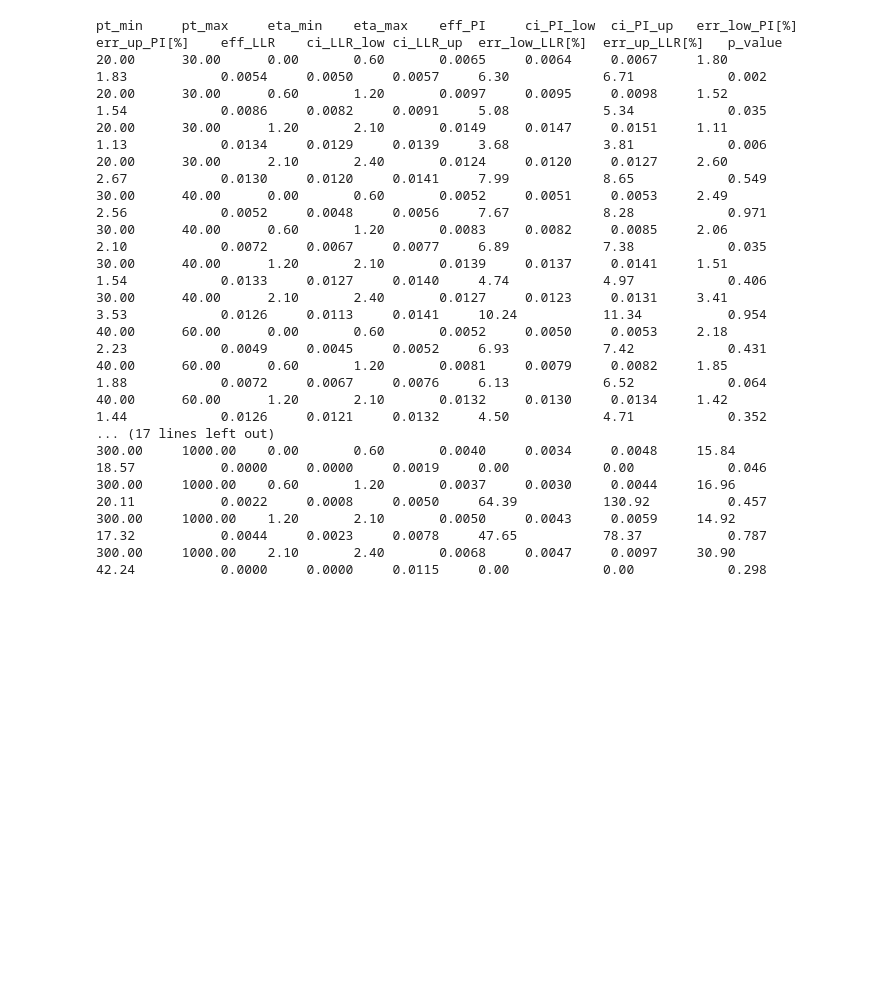
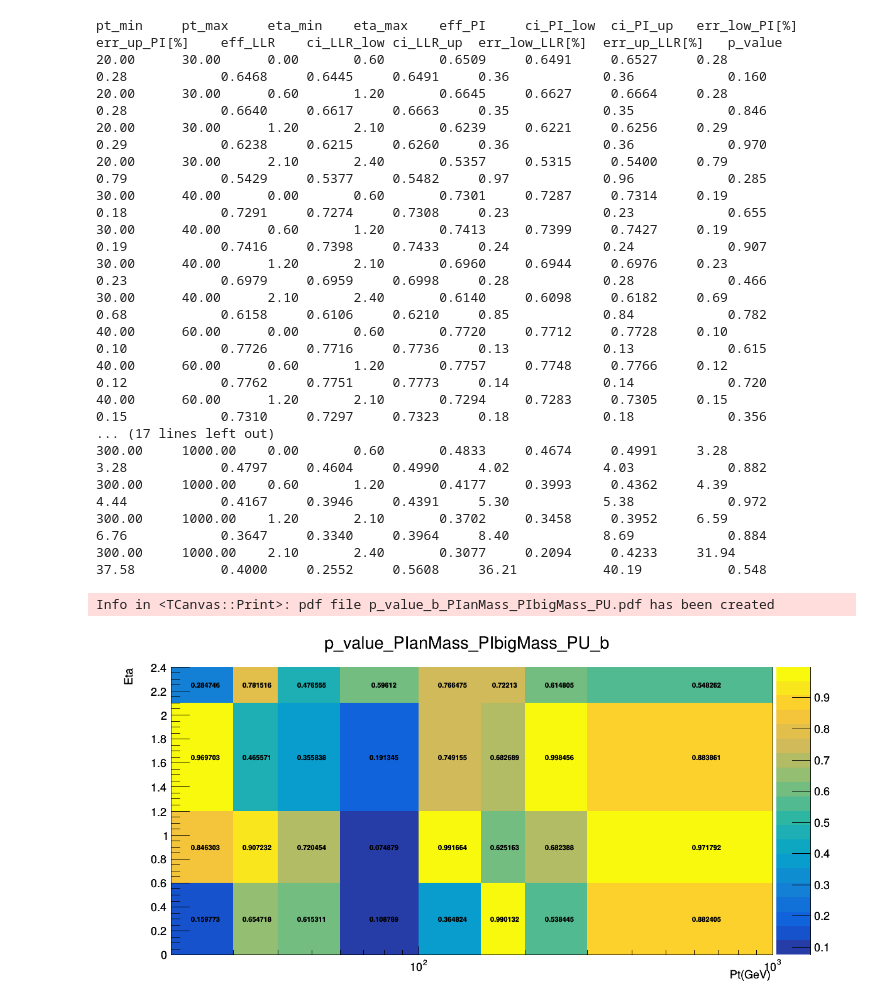
Before and after one commit to mgrippo/hh-bbtautau, a Jupyter notebook: Instruments/notebooks/BTagEffCompatibility.ipynb, the cells around one changed output. Saved outputs shown, nothing was run; the diff lists cells and outputs as text; code cells hidden in the pictures; blank space fills up the shorter version.

Commit message:
Updated Btag Eff estimator and compatibility calculation notebook

```diff
--- a/Instruments/notebooks/BTagEffCompatibility.ipynb
+++ b/Instruments/notebooks/BTagEffCompatibility.ipynb
@@ -40,3 +33,20 @@ h_denom_PI = file_PI.Get('All/Efficiency/h2_Denom_'+type +'_all_all')
+# %%
+type = 'b'
+
+#file_LLR = ROOT.TFile('/gpfs/ddn/cms/user/grippo/Run2017_analysis_hh_bbtautau/CMSSW_9_4_8/src/btag_efficiency_BigMassCut.root')
+file_LLR = ROOT.TFile('/gpfs/ddn/cms/user/grippo/Run2017_analysis_hh_bbtautau/CMSSW_9_4_8/src/btag_efficiency_ANMassCut_PU.root')
+#file_LLR = ROOT.TFile('/gpfs/ddn/cms/user/grippo/Run2017_analysis_hh_bbtautau/CMSSW_9_4_8/src/btag_efficiency_full.root')
+#file_LLR = ROOT.TFile('/gpfs/ddn/cms/user/grippo/Run2017_analysis_hh_bbtautau/CMSSW_9_4_8/src/bTagEfficiencies_94X_2018WPs_Fall17MC_cleanJets_09_12_2018.root')
+h_num_LLR = file_LLR.Get('All/Efficiency/h2_Num_'+type +'_M_all')
+h_denom_LLR = file_LLR.Get('All/Efficiency/h2_Denom_'+type +'_all_all')
+#h_num_LLR = file_LLR.Get('h2_BTaggingEff_Num_'+type +'_M_ALL')
+#h_denom_LLR = file_LLR.Get('h2_BTaggingEff_Denom_'+type +'_M_ALL')
+
+file_PI = ROOT.TFile('/gpfs/ddn/cms/user/grippo/Run2017_analysis_hh_bbtautau/CMSSW_9_4_8/src/btag_efficiency_BigMassCut_PU.root')
+#file_PI = ROOT.TFile('/gpfs/ddn/cms/user/grippo/Run2017_analysis_hh_bbtautau/CMSSW_9_4_8/src/btag_efficiency_full.root')
+#file_PI = ROOT.TFile('/gpfs/ddn/cms/user/grippo/Run2017_analysis_hh_bbtautau/CMSSW_9_4_8/src/BTagEfficiency_deep_csv_pu_id_full.root')
+h_num_PI = file_PI.Get('All/Efficiency/h2_Num_'+type +'_M_all')
+h_denom_PI = file_PI.Get('All/Efficiency/h2_Denom_'+type +'_all_all')
 # %%
 #canvas = ROOT.TCanvas('', '', 600, 600)
 #h_num_LLR.Draw('colz')
@@ -50,6 +60,8 @@ h_denom_PI = file_PI.Get('All/Efficiency/h2_Denom_'+type +'_all_all')
 
 print('{:10} {:10} {:10} {:10} {:10} {:10} {:10} {:15} {:15} {:10} {:10} {:10} {:15} {:15} {:10}'.
       format('pt_min', 'pt_max', 'eta_min', 'eta_max' , 'eff_PI', 'ci_PI_low', 'ci_PI_up', 'err_low_PI[%]', 'err_up_PI[%]', 'eff_LLR' , 'ci_LLR_low', 'ci_LLR_up','err_low_LLR[%]', 'err_up_LLR[%]', 'p_value'))
+
+h_pvalue = h_denom_PI.Clone()
 
 for bin_x in range(1, h_num_LLR.GetXaxis().GetNbins() + 1):
     for bin_y in range(1, h_num_LLR.GetYaxis().GetNbins() + 1):
@@ -79,6 +91,7 @@ for bin_x in range(1, h_num_LLR.GetXaxis().GetNbins() + 1):
         nobs = np.array([h_denom_PI.GetBinContent(bin_x, bin_y), h_denom_LLR.GetBinContent(bin_x, bin_y)])
         stat, pval = proportions_ztest(counts, nobs)
 
+        h_pvalue.SetBinContent(bin_x, bin_y,pval)
 
         print('{:<10.2f} {:<10.2f} {:<10.2f} {:<10.2f} {:<10.4f} {:<10.4f} {:<10.4f} {:<15.2f} {:<15.2f} {:<10.4f} {:<10.4f} {:<10.4f} {:<15.2f} {:<15.2f} {:<10.3f}'.
               format(h_num_LLR.GetXaxis().GetBinLowEdge(bin_x), h_num_LLR.GetXaxis().GetBinLowEdge(bin_x+1),
@@ -86,19 +99,32 @@ for bin_x in range(1, h_num_LLR.GetXaxis().GetNbins() + 1):
                     eff_PI, ci_PI[0], ci_PI[1], err_low_PI, err_up_PI, eff_LLR, ci_LLR[0], ci_LLR[1], err_low_LLR, err_up_LLR, pval))
 # %% [output]
 pt_min     pt_max     eta_min    eta_max    eff_PI     ci_PI_low  ci_PI_up   err_low_PI[%]   err_up_PI[%]    eff_LLR    ci_LLR_low ci_LLR_up  err_low_LLR[%]  err_up_LLR[%]   p_value
-20.00      30.00      0.00       0.60       0.0065     0.0064     0.0067     1.80            1.83            0.0054     0.0050     0.0057     6.30            6.71            0.002
-20.00      30.00      0.60       1.20       0.0097     0.0095     0.0098     1.52            1.54            0.0086     0.0082     0.0091     5.08            5.34            0.035
-20.00      30.00      1.20       2.10       0.0149     0.0147     0.0151     1.11            1.13            0.0134     0.0129     0.0139     3.68            3.81            0.006
-20.00      30.00      2.10       2.40       0.0124     0.0120     0.0127     2.60            2.67            0.0130     0.0120     0.0141     7.99            8.65            0.549
-30.00      40.00      0.00       0.60       0.0052     0.0051     0.0053     2.49            2.56            0.0052     0.0048     0.0056     7.67            8.28            0.971
-30.00      40.00      0.60       1.20       0.0083     0.0082     0.0085     2.06            2.10            0.0072     0.0067     0.0077     6.89            7.38            0.035
-30.00      40.00      1.20       2.10       0.0139     0.0137     0.0141     1.51            1.54            0.0133     0.0127     0.0140     4.74            4.97            0.406
-30.00      40.00      2.10       2.40       0.0127     0.0123     0.0131     3.41            3.53            0.0126     0.0113     0.0141     10.24           11.34           0.954
-40.00      60.00      0.00       0.60       0.0052     0.0050     0.0053     2.18            2.23            0.0049     0.0045     0.0052     6.93            7.42            0.431
-40.00      60.00      0.60       1.20       0.0081     0.0079     0.0082     1.85            1.88            0.0072     0.0067     0.0076     6.13            6.52            0.064
-40.00      60.00      1.20       2.10       0.0132     0.0130     0.0134     1.42            1.44            0.0126     0.0121     0.0132     4.50            4.71            0.352
+20.00      30.00      0.00       0.60       0.6509     0.6491     0.6527     0.28            0.28            0.6468     0.6445     0.6491     0.36            0.36            0.160
+20.00      30.00      0.60       1.20       0.6645     0.6627     0.6664     0.28            0.28            0.6640     0.6617     0.6663     0.35            0.35            0.846
+20.00      30.00      1.20       2.10       0.6239     0.6221     0.6256     0.29            0.29            0.6238     0.6215     0.6260     0.36            0.36            0.970
+20.00      30.00      2.10       2.40       0.5357     0.5315     0.5400     0.79            0.79            0.5429     0.5377     0.5482     0.97            0.96            0.285
+30.00      40.00      0.00       0.60       0.7301     0.7287     0.7314     0.19            0.18            0.7291     0.7274     0.7308     0.23            0.23            0.655
+30.00      40.00      0.60       1.20       0.7413     0.7399     0.7427     0.19            0.19            0.7416     0.7398     0.7433     0.24            0.24            0.907
+30.00      40.00      1.20       2.10       0.6960     0.6944     0.6976     0.23            0.23            0.6979     0.6959     0.6998     0.28            0.28            0.466
+30.00      40.00      2.10       2.40       0.6140     0.6098     0.6182     0.69            0.68            0.6158     0.6106     0.6210     0.85            0.84            0.782
+40.00      60.00      0.00       0.60       0.7720     0.7712     0.7728     0.10            0.10            0.7726     0.7716     0.7736     0.13            0.13            0.615
+40.00      60.00      0.60       1.20       0.7757     0.7748     0.7766     0.12            0.12            0.7762     0.7751     0.7773     0.14            0.14            0.720
+40.00      60.00      1.20       2.10       0.7294     0.7283     0.7305     0.15            0.15            0.7310     0.7297     0.7323     0.18            0.18            0.356
 ... (17 lines left out)
-300.00     1000.00    0.00       0.60       0.0040     0.0034     0.0048     15.84           18.57           0.0000     0.0000     0.0019     0.00            0.00            0.046
-300.00     1000.00    0.60       1.20       0.0037     0.0030     0.0044     16.96           20.11           0.0022     0.0008     0.0050     64.39           130.92          0.457
-300.00     1000.00    1.20       2.10       0.0050     0.0043     0.0059     14.92           17.32           0.0044     0.0023     0.0078     47.65           78.37           0.787
-300.00     1000.00    2.10       2.40       0.0068     0.0047     0.0097     30.90           42.24           0.0000     0.0000     0.0115     0.00            0.00            0.298
+300.00     1000.00    0.00       0.60       0.4833     0.4674     0.4991     3.28            3.28            0.4797     0.4604     0.4990     4.02            4.03            0.882
+300.00     1000.00    0.60       1.20       0.4177     0.3993     0.4362     4.39            4.44            0.4167     0.3946     0.4391     5.30            5.38            0.972
+300.00     1000.00    1.20       2.10       0.3702     0.3458     0.3952     6.59            6.76            0.3647     0.3340     0.3964     8.40            8.69            0.884
+300.00     1000.00    2.10       2.40       0.3077     0.2094     0.4233     31.94           37.58           0.4000     0.2552     0.5608     36.21           40.19           0.548
+# %%
+canvas = ROOT.TCanvas('', '', 1200, 600)
+h_pvalue.SetTitle('p_value_PIanMass_PIbigMass_PU_'+type)
+h_pvalue.GetXaxis().SetTitle('Pt(GeV)')
+h_pvalue.GetYaxis().SetTitle('Eta')
+h_pvalue.Draw('textCOLZ')
+gStyle.SetOptStat(0)
+canvas.SetLogx()
+canvas.Draw()
+canvas.SaveAs('p_value_'+type+'_PIanMass_PIbigMass_PU.pdf')
+# %% [output]
+Info in <TCanvas::Print>: pdf file p_value_b_PIanMass_PIbigMass_PU.pdf has been created
+[figure, added]
```
Also changed, not shown: parts of 2 cells of this notebook, 3 other files.
